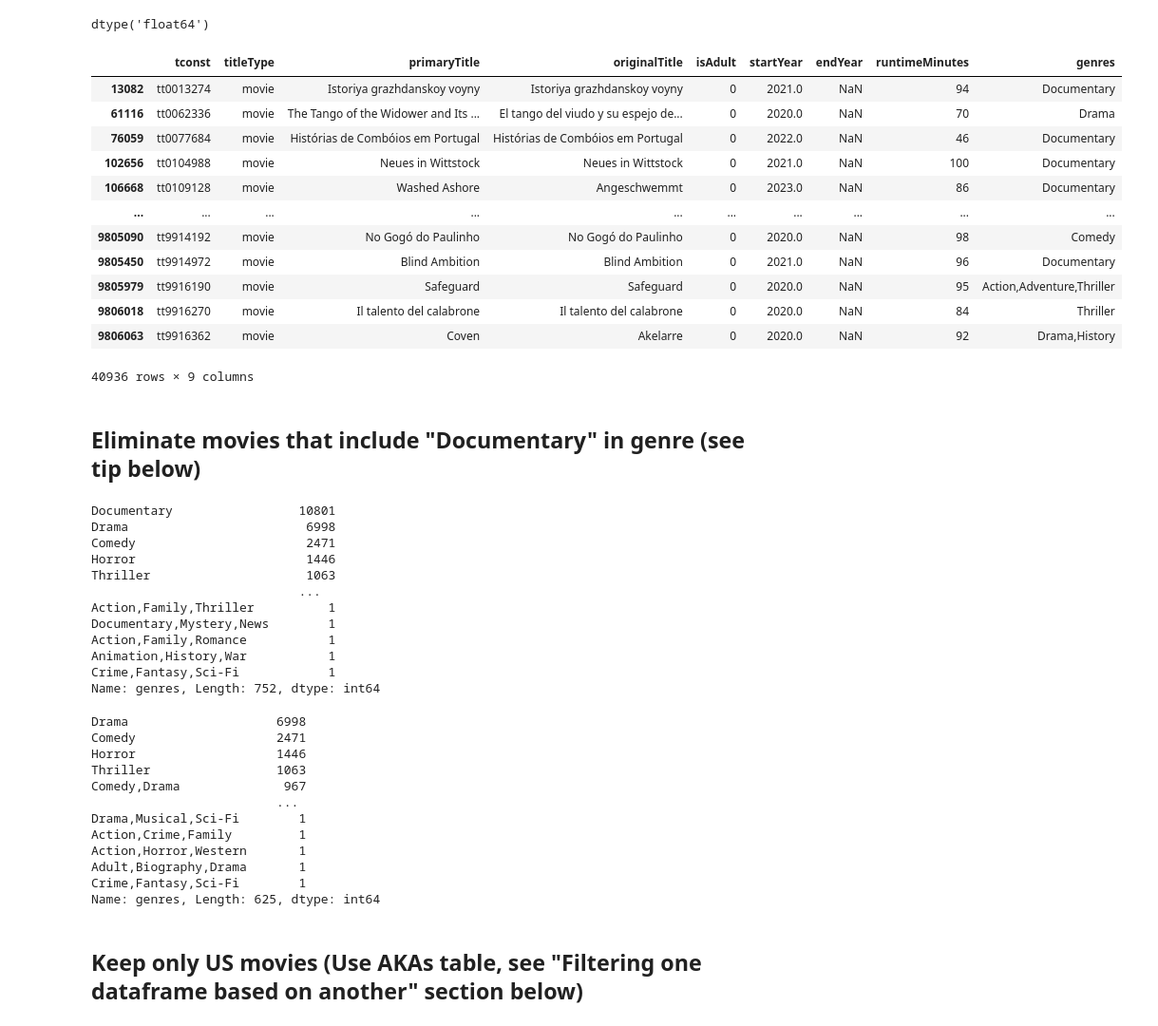
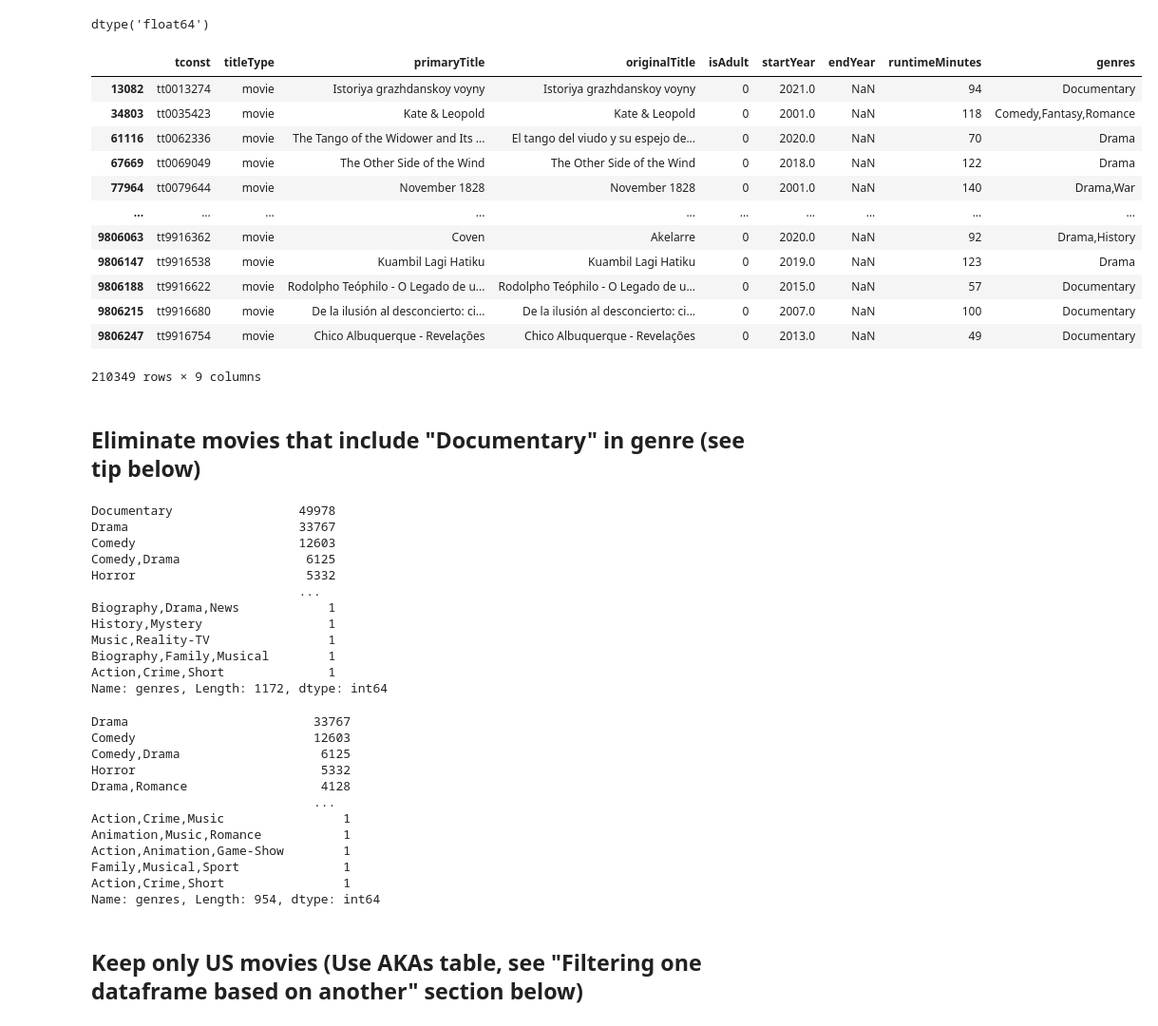
Before and after one commit to oscardominguez-ds/IMDB-Movies-database, a Jupyter notebook: IMDB Movies database.ipynb, the cells around one changed output. Shown at 95% size. Drawn from its saved outputs; the diff is of its cells as text; code cells hidden in the pictures.

Commit message:
Updated filter for table.

```diff
--- a/IMDB Movies database.ipynb
+++ b/IMDB Movies database.ipynb
@@ -273,40 +273,40 @@ basics['startYear'].dtype
 dtype('float64')
 # %%
 #Resource- https://stackoverflow.com/questions/29370057/select-dataframe-rows-between-two-dates
-basics = basics[(basics['startYear'] >= 2020) & (basics['startYear'] <= 2023)]
+basics = basics[(basics['startYear'] >= 2000) & (basics['startYear'] <= 2021)]
 basics
 # %% [output]
 |  | tconst | titleType | primaryTitle | originalTitle | isAdult | startYear | endYear | runtimeMinutes | genres |
 | 13082 | tt0013274 | movie | Istoriya grazhdanskoy voyny | Istoriya grazhdanskoy voyny | 0 | 2021.0 | NaN | 94 | Documentary |
+| 34803 | tt0035423 | movie | Kate & Leopold | Kate & Leopold | 0 | 2001.0 | NaN | 118 | Comedy,Fantasy,Romance |
 | 61116 | tt0062336 | movie | The Tango of the Widower and Its ... | El tango del viudo y su espejo de... | 0 | 2020.0 | NaN | 70 | Drama |
-| 76059 | tt0077684 | movie | Histórias de Combóios em Portugal | Histórias de Combóios em Portugal | 0 | 2022.0 | NaN | 46 | Documentary |
-| 102656 | tt0104988 | movie | Neues in Wittstock | Neues in Wittstock | 0 | 2021.0 | NaN | 100 | Documentary |
-| 106668 | tt0109128 | movie | Washed Ashore | Angeschwemmt | 0 | 2023.0 | NaN | 86 | Documentary |
+| 67669 | tt0069049 | movie | The Other Side of the Wind | The Other Side of the Wind | 0 | 2018.0 | NaN | 122 | Drama |
+| 77964 | tt0079644 | movie | November 1828 | November 1828 | 0 | 2001.0 | NaN | 140 | Drama,War |
 | ... | ... | ... | ... | ... | ... | ... | ... | ... | ... |
-| 9805090 | tt9914192 | movie | No Gogó do Paulinho | No Gogó do Paulinho | 0 | 2020.0 | NaN | 98 | Comedy |
-| 9805450 | tt9914972 | movie | Blind Ambition | Blind Ambition | 0 | 2021.0 | NaN | 96 | Documentary |
-| 9805979 | tt9916190 | movie | Safeguard | Safeguard | 0 | 2020.0 | NaN | 95 | Action,Adventure,Thriller |
-| 9806018 | tt9916270 | movie | Il talento del calabrone | Il talento del calabrone | 0 | 2020.0 | NaN | 84 | Thriller |
 | 9806063 | tt9916362 | movie | Coven | Akelarre | 0 | 2020.0 | NaN | 92 | Drama,History |
+| 9806147 | tt9916538 | movie | Kuambil Lagi Hatiku | Kuambil Lagi Hatiku | 0 | 2019.0 | NaN | 123 | Drama |
+| 9806188 | tt9916622 | movie | Rodolpho Teóphilo - O Legado de u... | Rodolpho Teóphilo - O Legado de u... | 0 | 2015.0 | NaN | 57 | Documentary |
+| 9806215 | tt9916680 | movie | De la ilusión al desconcierto: ci... | De la ilusión al desconcierto: ci... | 0 | 2007.0 | NaN | 100 | Documentary |
+| 9806247 | tt9916754 | movie | Chico Albuquerque - Revelações | Chico Albuquerque - Revelações | 0 | 2013.0 | NaN | 49 | Documentary |
-40936 rows × 9 columns
+210349 rows × 9 columns
 # %% [markdown]
 ## Eliminate movies that include "Documentary" in genre (see tip below)
 # %%
 #Getting value count to ensure change
 basics['genres'].value_counts()
 # %% [output]
-Documentary                 10801
-Drama                        6998
-Comedy                       2471
-Horror                       1446
-Thriller                     1063
+Documentary                 49978
+Drama                       33767
+Comedy                      12603
+Comedy,Drama                 6125
+Horror                       5332
                             ...
-Action,Family,Thriller          1
-Documentary,Mystery,News        1
-Action,Family,Romance           1
-Animation,History,War           1
-Crime,Fantasy,Sci-Fi            1
-Name: genres, Length: 752, dtype: int64
+Biography,Drama,News            1
+History,Mystery                 1
+Music,Reality-TV                1
+Biography,Family,Musical        1
+Action,Crime,Short              1
+Name: genres, Length: 1172, dtype: int64
 # %%
 # Exclude movies that are included in the documentary category.
 is_documentary = basics['genres'].str.contains('documentary',case=False)
@@ -315,18 +315,18 @@ basics = basics[~is_documentary]
 #Getting value count to ensure change
 basics['genres'].value_counts()
 # %% [output]
-Drama                    6998
-Comedy                   2471
-Horror                   1446
-Thriller                 1063
-Comedy,Drama              967
-                         ...
-Drama,Musical,Sci-Fi        1
-Action,Crime,Family         1
-Action,Horror,Western       1
-Adult,Biography,Drama       1
-Crime,Fantasy,Sci-Fi        1
-Name: genres, Length: 625, dtype: int64
+Drama                         33767
+Comedy                        12603
+Comedy,Drama                   6125
+Horror                         5332
+Drama,Romance                  4128
+                              ...
+Action,Crime,Music                1
+Animation,Music,Romance           1
+Action,Animation,Game-Show        1
+Family,Musical,Sport              1
+Action,Crime,Short                1
+Name: genres, Length: 954, dtype: int64
 # %% [markdown]
 
 ## Keep only US movies (Use AKAs table, see "Filtering one dataframe based on another" section below)
```
Also changed, not shown: parts of 1 cell of this notebook.
